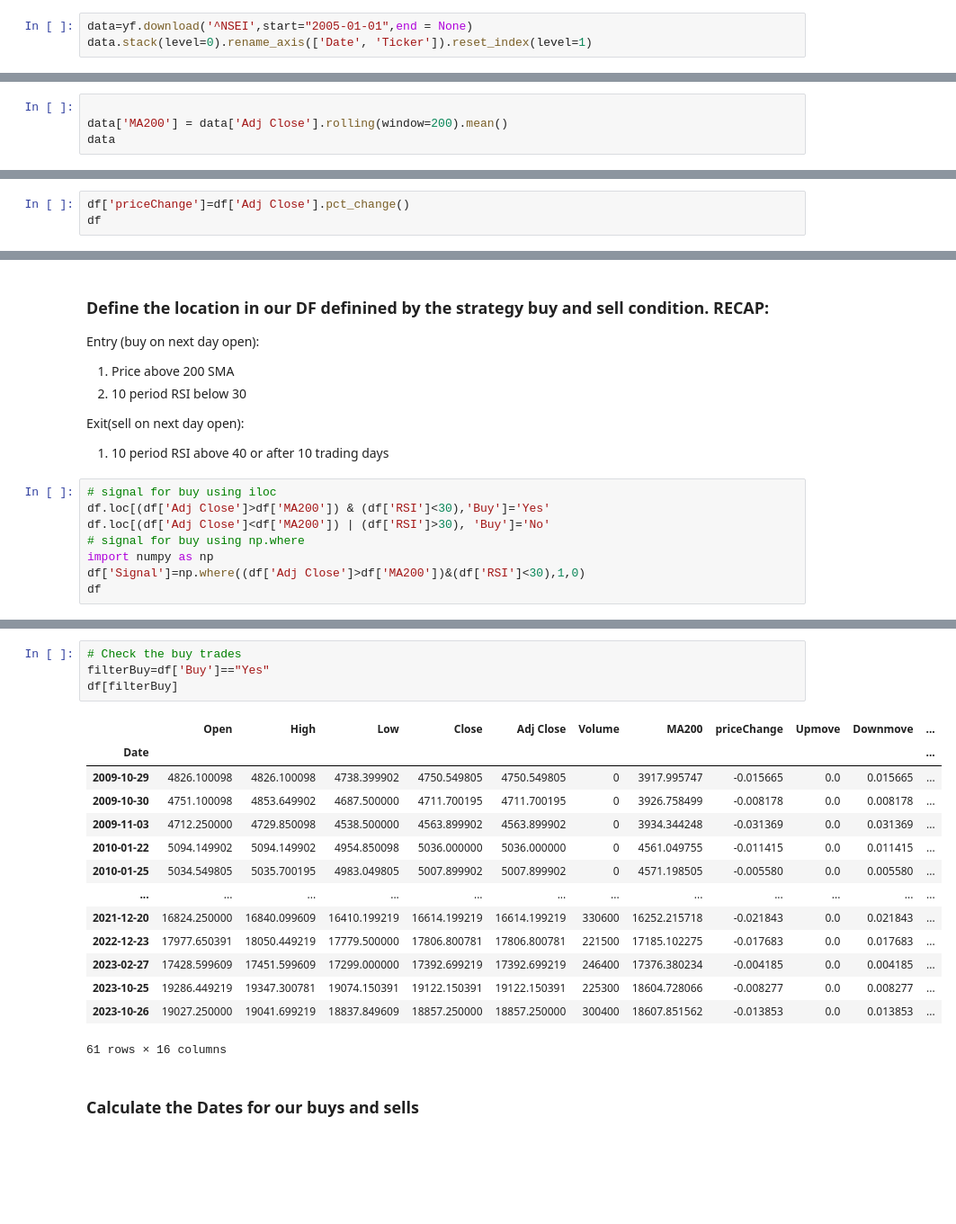
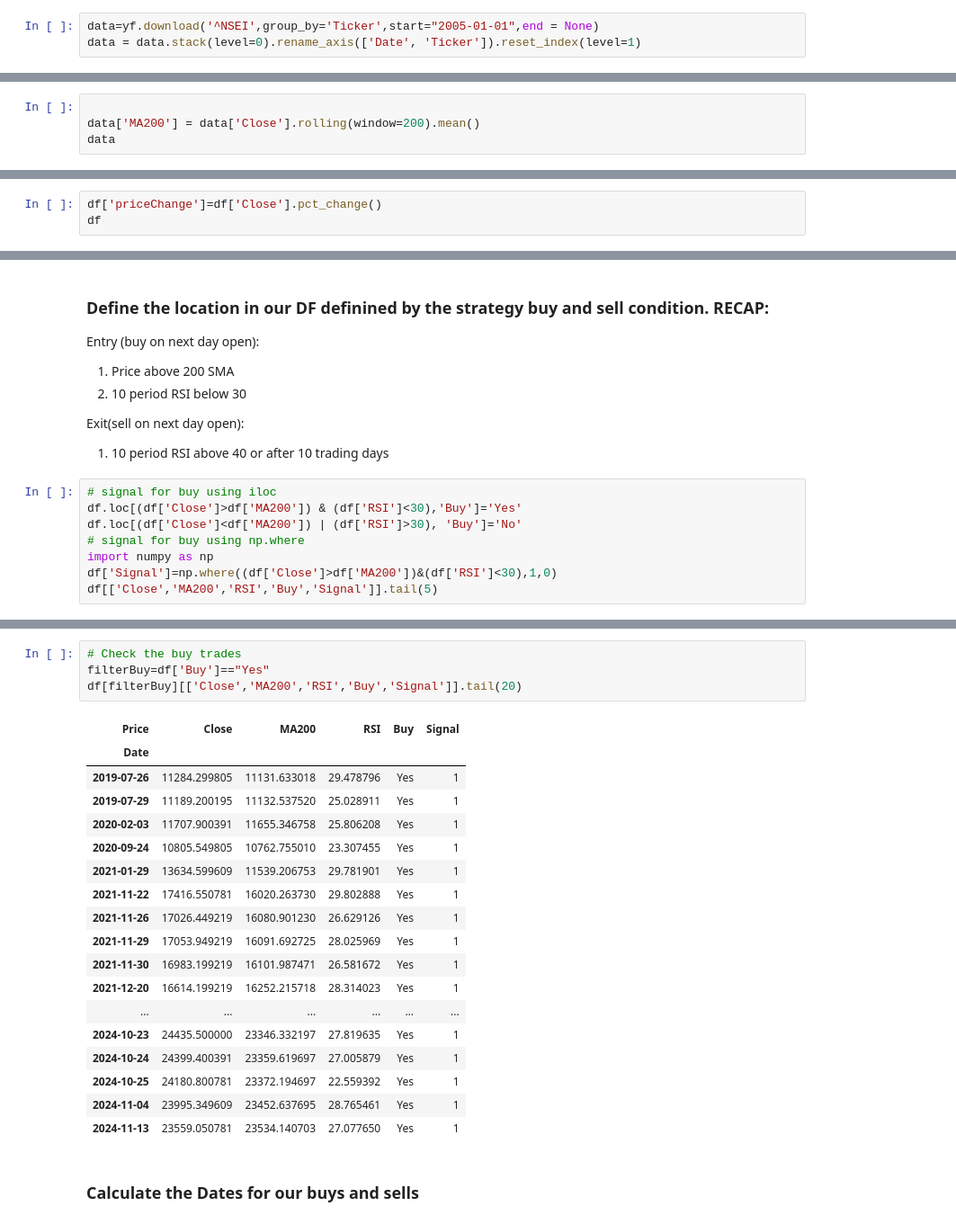
Before and after one commit to Rigava/Load-Nifty-Data, a Jupyter notebook: RSI_strategy.ipynb, the cells around one changed output, grey strips where cells are left out. Shown at 90% size. Saved outputs shown, nothing was run; the diff lists cells and outputs as text; blank space fills up the shorter version.

```diff
--- a/RSI_strategy.ipynb
+++ b/RSI_strategy.ipynb
@@ -92,7 +92,7 @@ yf.download('^NSEI',start="2005-01-01",end = None)
 | 2025-03-12 | 22470.500000 | 22577.400391 | 22329.550781 | 22536.349609 | 0 |
 4288 rows × 5 columns
 # %%
-data=yf.download('^NSEI',start="2005-01-01",end = None)
-data.stack(level=0).rename_axis(['Date', 'Ticker']).reset_index(level=1)
+data=yf.download('^NSEI',group_by='Ticker',start="2005-01-01",end = None)
+data = data.stack(level=0).rename_axis(['Date', 'Ticker']).reset_index(level=1)
 # %% [output]
 [*********************100%***********************]  1 of 1 completed
@@ -113,5 +101,5 @@ data.stack(level=0).rename_axis(['Date', 'Ticker']).reset_index(level=1)
 # %%
 
-data['MA200'] = data['Adj Close'].rolling(window=200).mean()
+data['MA200'] = data['Close'].rolling(window=200).mean()
 data
 # %% [output]
@@ -159,6 +146,6 @@ plt.show()
 import pandas as pd
 pd.options.mode.chained_assignment=None
 # %%
-df['priceChange']=df['Adj Close'].pct_change()
+df['priceChange']=df['Close'].pct_change()
 df
 # %% [output]
@@ -274,10 +261,10 @@ Exit(sell on next day open):
 1. 10 period RSI above 40 or after 10 trading days
 # %%
 # signal for buy using iloc
-df.loc[(df['Adj Close']>df['MA200']) & (df['RSI']<30),'Buy']='Yes'
-df.loc[(df['Adj Close']<df['MA200']) | (df['RSI']>30), 'Buy']='No'
+df.loc[(df['Close']>df['MA200']) & (df['RSI']<30),'Buy']='Yes'
+df.loc[(df['Close']<df['MA200']) | (df['RSI']>30), 'Buy']='No'
 # signal for buy using np.where
 import numpy as np
-df['Signal']=np.where((df['Adj Close']>df['MA200'])&(df['RSI']<30),1,0)
-df
+df['Signal']=np.where((df['Close']>df['MA200'])&(df['RSI']<30),1,0)
+df[['Close','MA200','RSI','Buy','Signal']].tail(5)
 # %% [output]
@@ -298,22 +278,26 @@ df
 # %%
 # Check the buy trades
 filterBuy=df['Buy']=="Yes"
-df[filterBuy]
+df[filterBuy][['Close','MA200','RSI','Buy','Signal']].tail(20)
 # %% [output]
-|  | Open | High | Low | Close | Adj Close | Volume | MA200 | priceChange | Upmove | Downmove | ... |
-| Date |  |  |  |  |  |  |  |  |  |  | ... |
-| 2009-10-29 | 4826.100098 | 4826.100098 | 4738.399902 | 4750.549805 | 4750.549805 | 0 | 3917.995747 | -0.015665 | 0.0 | 0.015665 | ... |
-| 2009-10-30 | 4751.100098 | 4853.649902 | 4687.500000 | 4711.700195 | 4711.700195 | 0 | 3926.758499 | -0.008178 | 0.0 | 0.008178 | ... |
-| 2009-11-03 | 4712.250000 | 4729.850098 | 4538.500000 | 4563.899902 | 4563.899902 | 0 | 3934.344248 | -0.031369 | 0.0 | 0.031369 | ... |
-| 2010-01-22 | 5094.149902 | 5094.149902 | 4954.850098 | 5036.000000 | 5036.000000 | 0 | 4561.049755 | -0.011415 | 0.0 | 0.011415 | ... |
-| 2010-01-25 | 5034.549805 | 5035.700195 | 4983.049805 | 5007.899902 | 5007.899902 | 0 | 4571.198505 | -0.005580 | 0.0 | 0.005580 | ... |
-| ... | ... | ... | ... | ... | ... | ... | ... | ... | ... | ... | ... |
-| 2021-12-20 | 16824.250000 | 16840.099609 | 16410.199219 | 16614.199219 | 16614.199219 | 330600 | 16252.215718 | -0.021843 | 0.0 | 0.021843 | ... |
-| 2022-12-23 | 17977.650391 | 18050.449219 | 17779.500000 | 17806.800781 | 17806.800781 | 221500 | 17185.102275 | -0.017683 | 0.0 | 0.017683 | ... |
-| 2023-02-27 | 17428.599609 | 17451.599609 | 17299.000000 | 17392.699219 | 17392.699219 | 246400 | 17376.380234 | -0.004185 | 0.0 | 0.004185 | ... |
-| 2023-10-25 | 19286.449219 | 19347.300781 | 19074.150391 | 19122.150391 | 19122.150391 | 225300 | 18604.728066 | -0.008277 | 0.0 | 0.008277 | ... |
-| 2023-10-26 | 19027.250000 | 19041.699219 | 18837.849609 | 18857.250000 | 18857.250000 | 300400 | 18607.851562 | -0.013853 | 0.0 | 0.013853 | ... |
+| Price | Close | MA200 | RSI | Buy | Signal |
+| Date |  |  |  |  |  |
+| 2019-07-26 | 11284.299805 | 11131.633018 | 29.478796 | Yes | 1 |
+| 2019-07-29 | 11189.200195 | 11132.537520 | 25.028911 | Yes | 1 |
+| 2020-02-03 | 11707.900391 | 11655.346758 | 25.806208 | Yes | 1 |
+| 2020-09-24 | 10805.549805 | 10762.755010 | 23.307455 | Yes | 1 |
+| 2021-01-29 | 13634.599609 | 11539.206753 | 29.781901 | Yes | 1 |
+| 2021-11-22 | 17416.550781 | 16020.263730 | 29.802888 | Yes | 1 |
+| 2021-11-26 | 17026.449219 | 16080.901230 | 26.629126 | Yes | 1 |
+| 2021-11-29 | 17053.949219 | 16091.692725 | 28.025969 | Yes | 1 |
+| 2021-11-30 | 16983.199219 | 16101.987471 | 26.581672 | Yes | 1 |
+| 2021-12-20 | 16614.199219 | 16252.215718 | 28.314023 | Yes | 1 |
+| ... | ... | ... | ... | ... | ... |
+| 2024-10-23 | 24435.500000 | 23346.332197 | 27.819635 | Yes | 1 |
+| 2024-10-24 | 24399.400391 | 23359.619697 | 27.005879 | Yes | 1 |
+| 2024-10-25 | 24180.800781 | 23372.194697 | 22.559392 | Yes | 1 |
+| 2024-11-04 | 23995.349609 | 23452.637695 | 28.765461 | Yes | 1 |
+| 2024-11-13 | 23559.050781 | 23534.140703 | 27.077650 | Yes | 1 |
-61 rows × 16 columns
 # %% [markdown]
 ### Calculate the Dates for our buys and sells
 # %%
```
Also changed, not shown: parts of 20 cells of this notebook, 8 other files.
